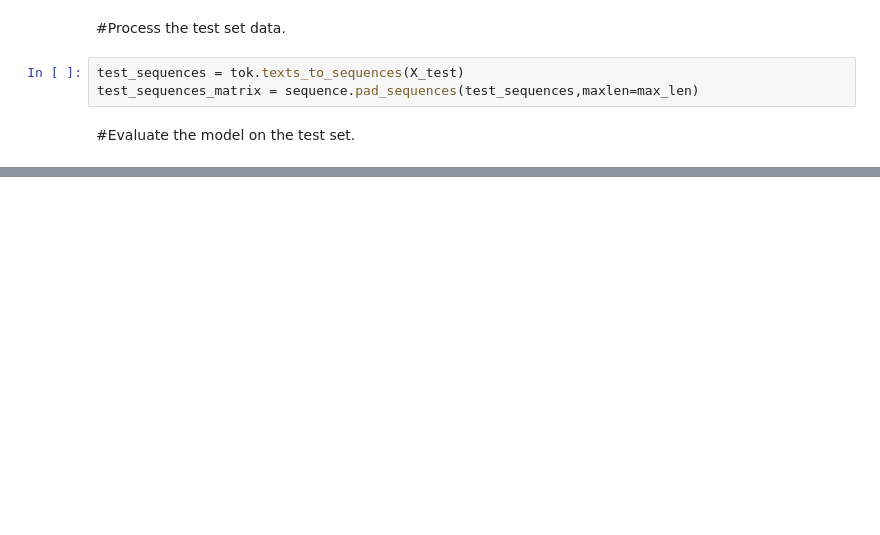
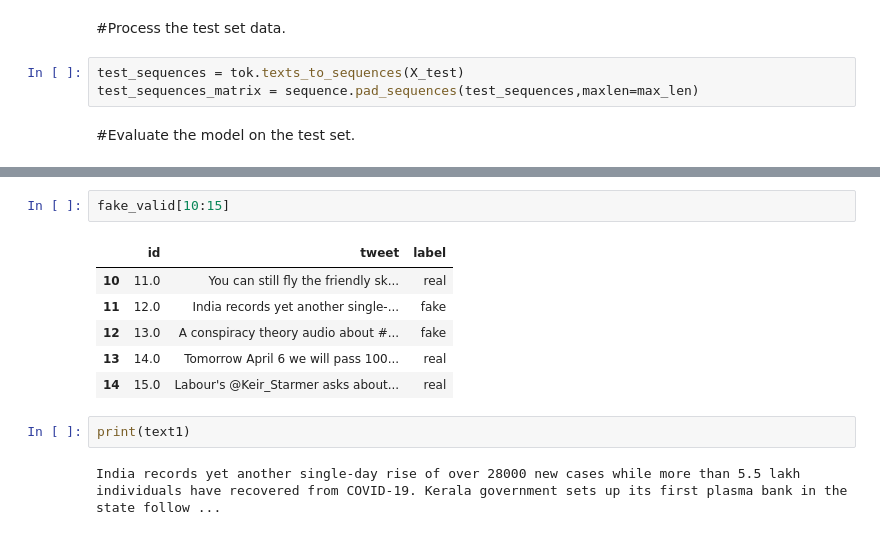
Before and after one commit to sreebalajisree/Fake_News_Detection, a Jupyter notebook: Fake_News_Detection_using_LSTM.ipynb, the cells around one changed output, grey strips where cells are left out. Cells and saved outputs as stored; diff of their text form; blank space fills up the shorter version.

```diff
--- a/Fake_News_Detection_using_LSTM.ipynb
+++ b/Fake_News_Detection_using_LSTM.ipynb
@@ -249,0 +323,13 @@ plt.ylim(0, None)
+# %%
+fake_valid[10:15]
+# %% [output]
+|  | id | tweet | label |
+| 10 | 11.0 | You can still fly the friendly sk... | real |
+| 11 | 12.0 | India records yet another single-... | fake |
+| 12 | 13.0 | A conspiracy theory audio about #... | fake |
+| 13 | 14.0 | Tomorrow April 6 we will pass 100... | real |
+| 14 | 15.0 | Labour's @Keir_Starmer asks about... | real |
+# %%
+print(text1)
+# %% [output]
+India records yet another single-day rise of over 28000 new cases while more than 5.5 lakh individuals have recovered from COVID-19. Kerala government sets up its first plasma bank in the state follow ...
```
Also changed, not shown: parts of 20 cells of this notebook.
